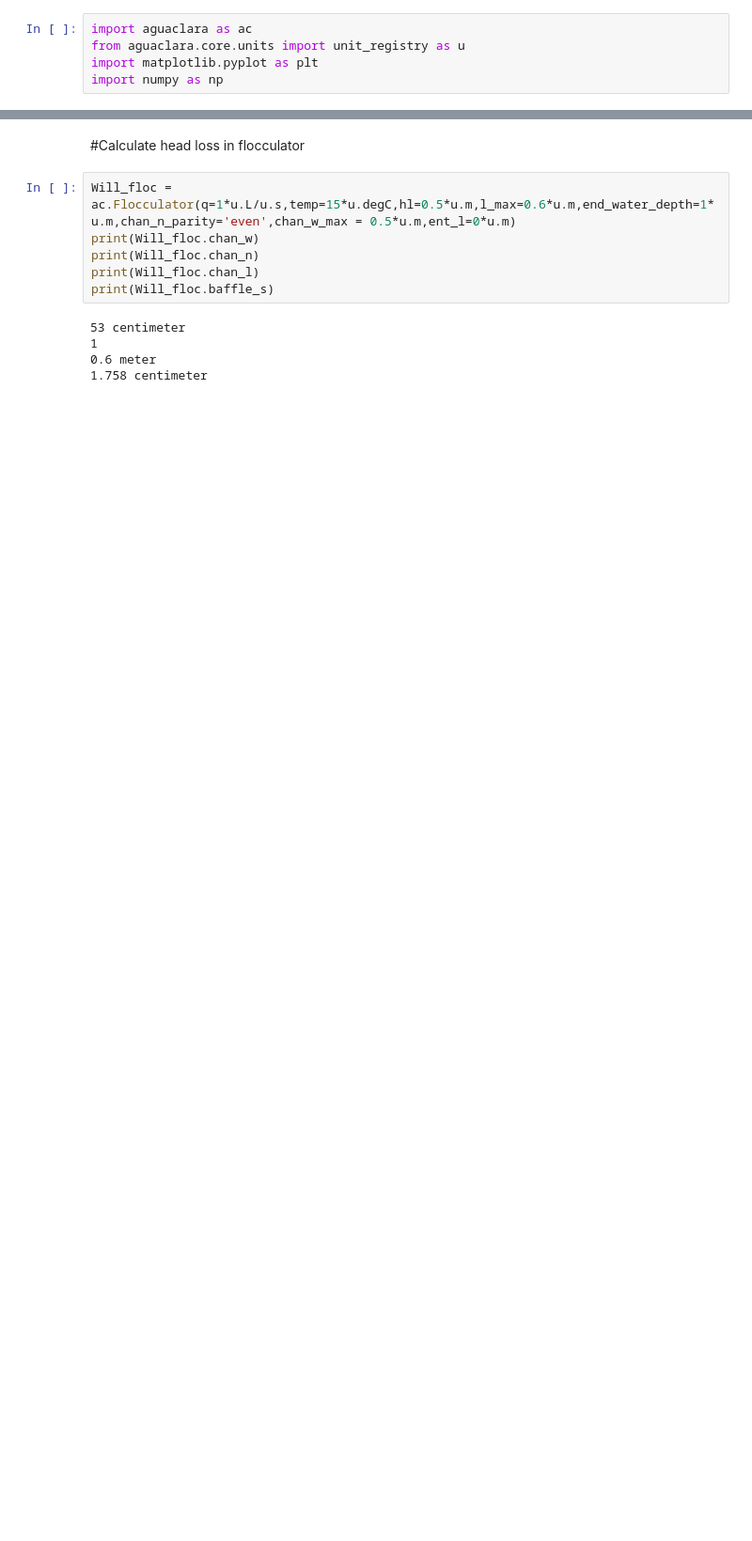
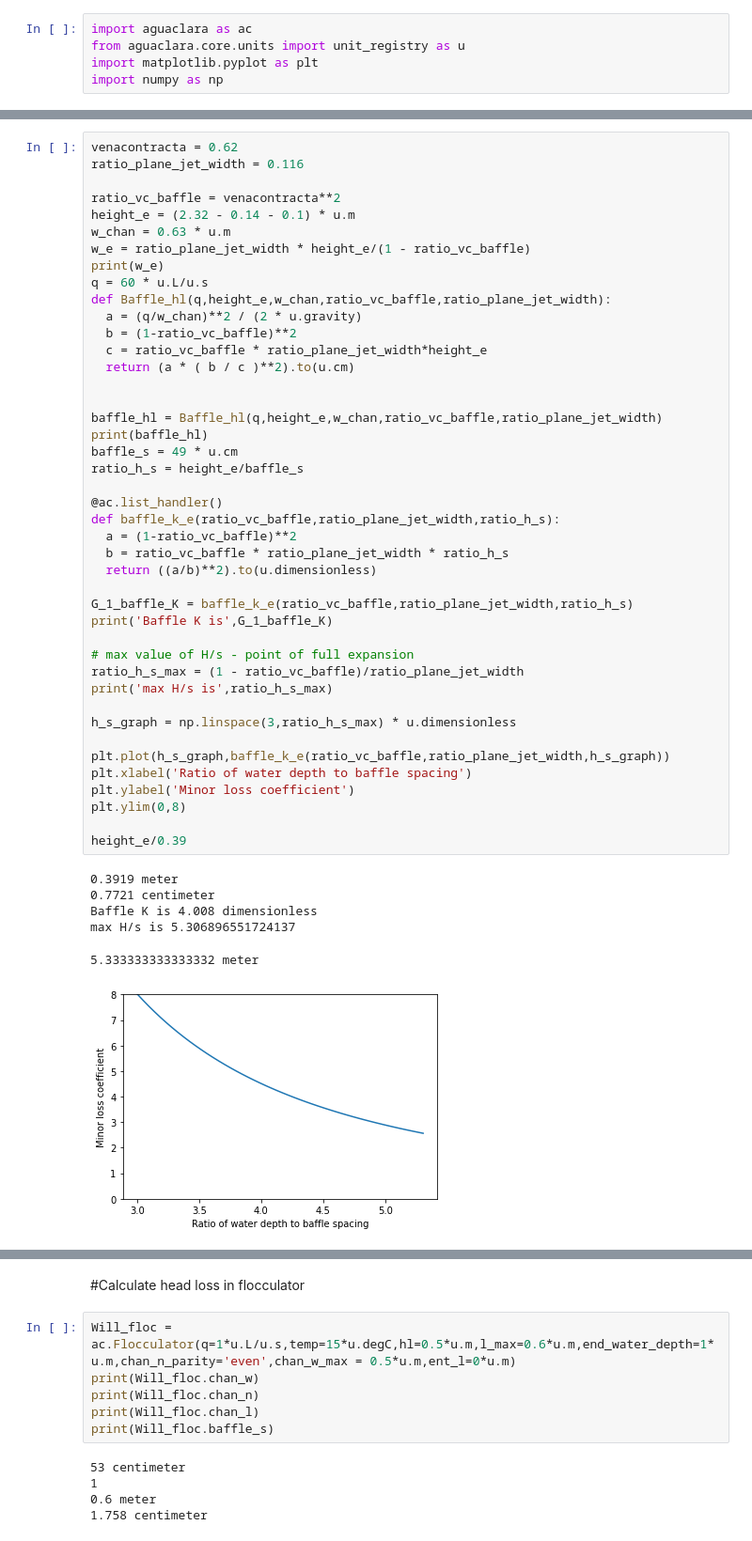
Before and after one commit to AguaClara/SWOT, a Jupyter notebook: Unit_Process_Designs/Flocculator.ipynb, the cells around one changed output, grey strips where cells are left out. Shown at 94% size. Cells and saved outputs as stored; diff of their text form; blank space fills up the shorter version.

```diff
--- a/Unit_Process_Designs/Flocculator.ipynb
+++ b/Unit_Process_Designs/Flocculator.ipynb
@@ -31,0 +39,50 @@ import numpy as np
+# %%
+venacontracta = 0.62
+ratio_plane_jet_width = 0.116
+
+ratio_vc_baffle = venacontracta**2
+height_e = (2.32 - 0.14 - 0.1) * u.m
+w_chan = 0.63 * u.m
+w_e = ratio_plane_jet_width * height_e/(1 - ratio_vc_baffle)
+print(w_e)
+q = 60 * u.L/u.s
+def Baffle_hl(q,height_e,w_chan,ratio_vc_baffle,ratio_plane_jet_width):
+  a = (q/w_chan)**2 / (2 * u.gravity)
+  b = (1-ratio_vc_baffle)**2
+  c = ratio_vc_baffle * ratio_plane_jet_width*height_e
+  return (a * ( b / c )**2).to(u.cm)
+
+
+baffle_hl = Baffle_hl(q,height_e,w_chan,ratio_vc_baffle,ratio_plane_jet_width)
+print(baffle_hl)
+baffle_s = 49 * u.cm
+ratio_h_s = height_e/baffle_s
+
+@ac.list_handler()
+def baffle_k_e(ratio_vc_baffle,ratio_plane_jet_width,ratio_h_s):
+  a = (1-ratio_vc_baffle)**2
+  b = ratio_vc_baffle * ratio_plane_jet_width * ratio_h_s
+  return ((a/b)**2).to(u.dimensionless)
+
+G_1_baffle_K = baffle_k_e(ratio_vc_baffle,ratio_plane_jet_width,ratio_h_s)
+print('Baffle K is',G_1_baffle_K)
+
+# max value of H/s - point of full expansion
+ratio_h_s_max = (1 - ratio_vc_baffle)/ratio_plane_jet_width
+print('max H/s is',ratio_h_s_max)
+
+h_s_graph = np.linspace(3,ratio_h_s_max) * u.dimensionless
+
+plt.plot(h_s_graph,baffle_k_e(ratio_vc_baffle,ratio_plane_jet_width,h_s_graph))
+plt.xlabel('Ratio of water depth to baffle spacing')
+plt.ylabel('Minor loss coefficient')
+plt.ylim(0,8)
+
+height_e/0.39
+# %% [output]
+0.3919 meter
+0.7721 centimeter
+Baffle K is 4.008 dimensionless
+max H/s is 5.306896551724137
+5.333333333333332 meter
+[figure, added]
```
Also changed, not shown: parts of 11 cells of this notebook.
